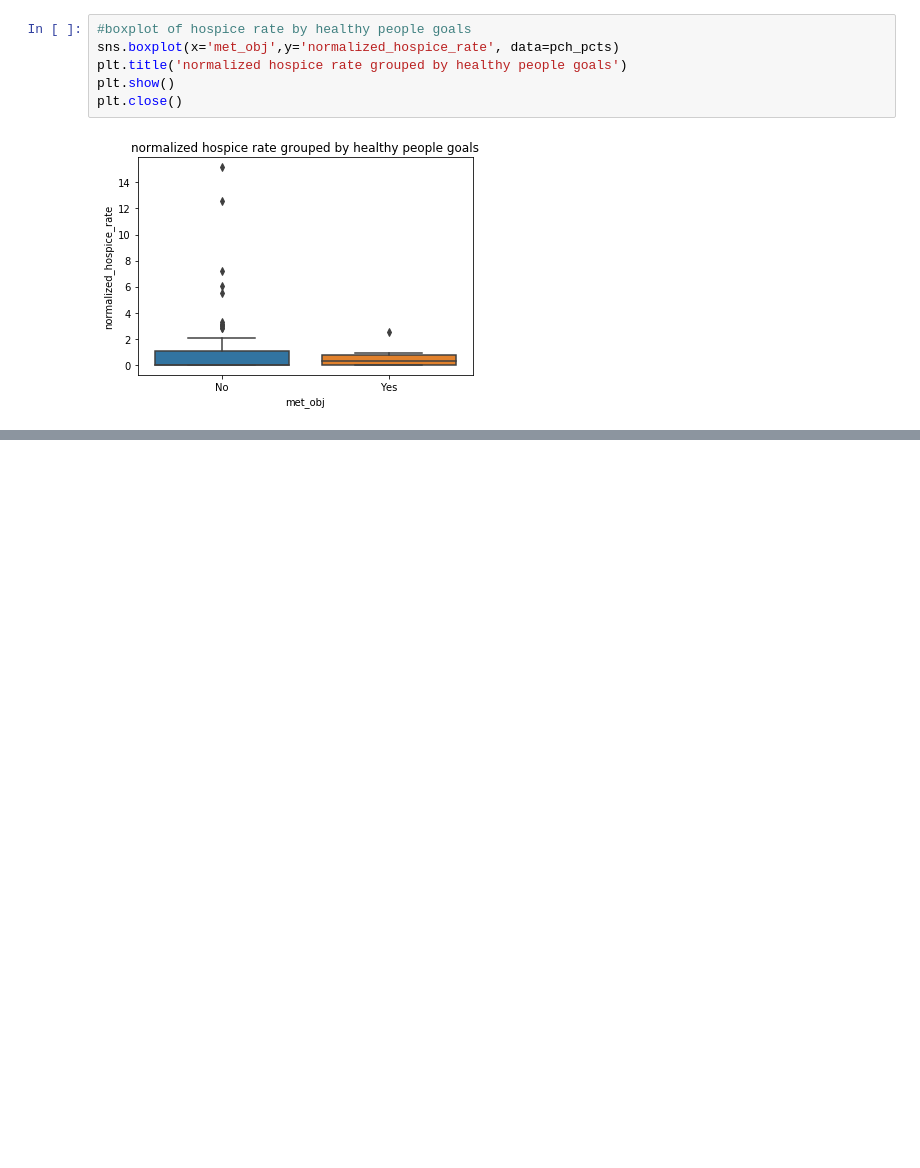
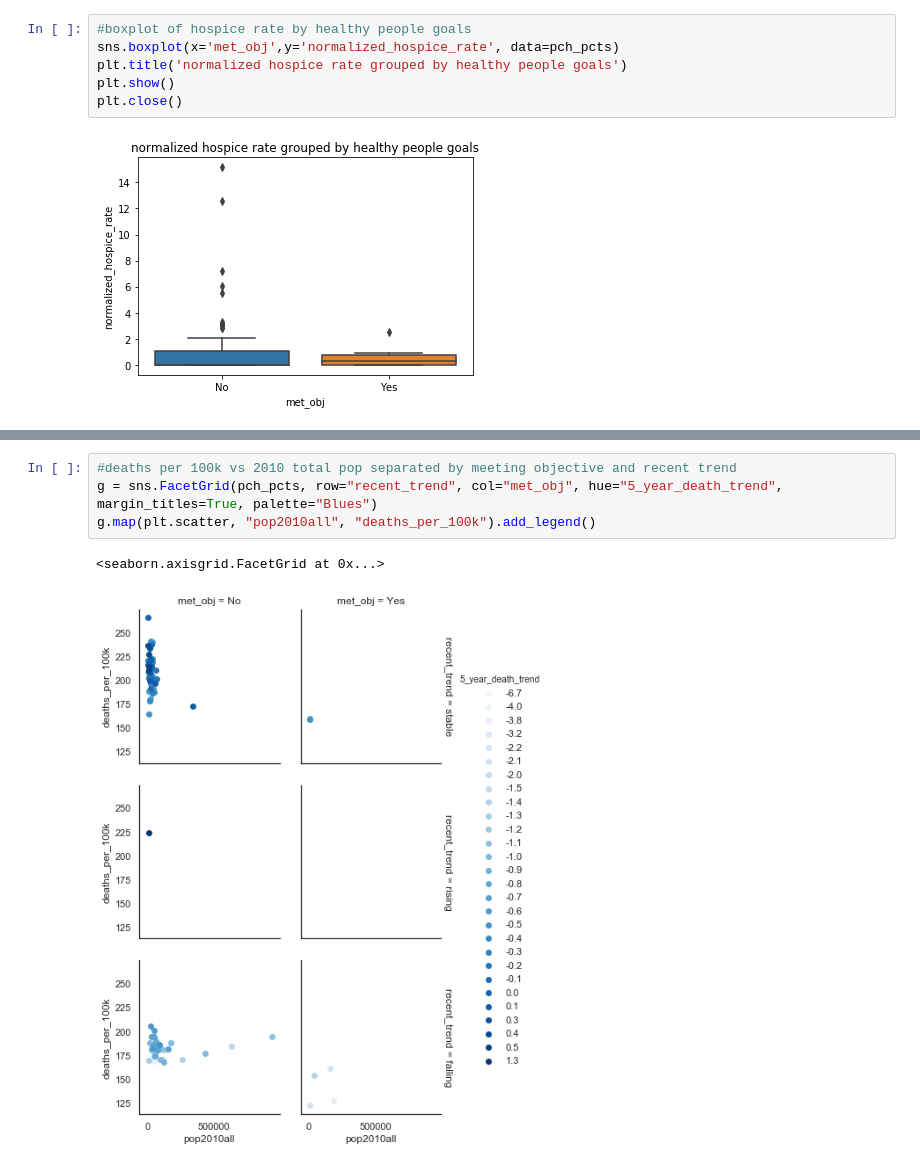
Before and after one commit to praelfj/vanderbilt-aspire-data-essentials, a Jupyter notebook: week_3_and_onward_notebook.ipynb, the cells around one changed output, grey strips where cells are left out. Cells and saved outputs as stored; diff of their text form; blank space fills up the shorter version.

```diff
--- a/week_3_and_onward_notebook.ipynb
+++ b/week_3_and_onward_notebook.ipynb
@@ -440,0 +493,7 @@ plt.close()
+# %%
+#deaths per 100k vs 2010 total pop separated by meeting objective and recent trend
+g = sns.FacetGrid(pch_pcts, row="recent_trend", col="met_obj", hue="5_year_death_trend",  margin_titles=True, palette="Blues")
+g.map(plt.scatter, "pop2010all", "deaths_per_100k").add_legend()
+# %% [output]
+<seaborn.axisgrid.FacetGrid at 0x...>
+[figure, added]
```
Also changed, not shown: parts of 16 cells of this notebook, 2 other files.
